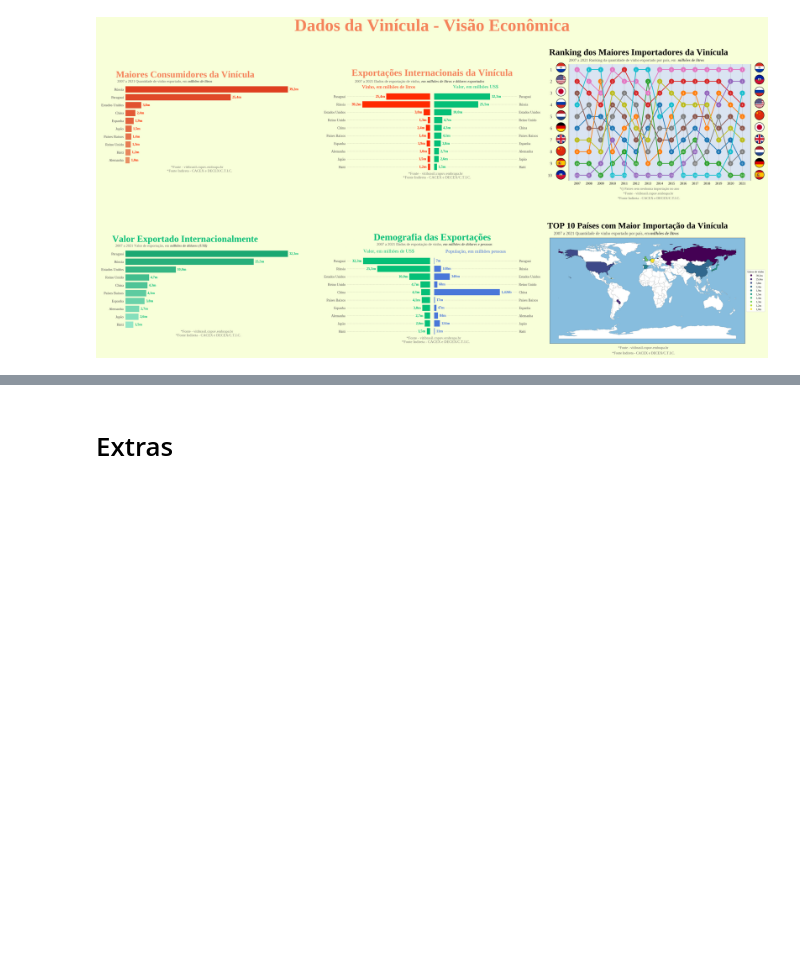
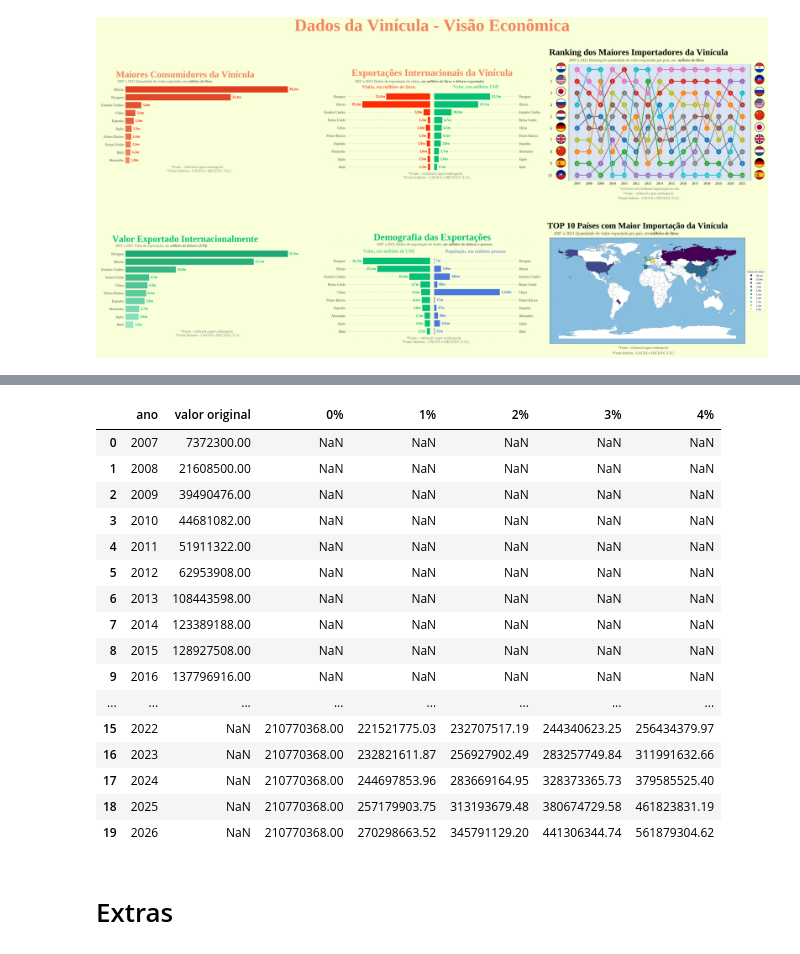
Before and after one commit to GabrielPCO/tech_challenge, a Jupyter notebook: Tech_Challenge.ipynb, the cells around one changed output, grey strips where cells are left out. Saved outputs shown, nothing was run; the diff lists cells and outputs as text; code cells hidden in the pictures; blank space fills up the shorter version.

```diff
--- a/Tech_Challenge.ipynb
+++ b/Tech_Challenge.ipynb
@@ -1443,0 +1489,4 @@ plt.show()
+# %%
+# DataFrame de soma de valores em us por ano
+exportacoes_prospeccao_futura_valor = exportacoes_prospeccao_futura_valor.to_frame()
+exportacoes_prospeccao_futura_valor
@@ -1443,0 +1533,4 @@ plt.show()
+# %%
+# Criando DataFrame com valor cumulativo dos últimos 15 anos
+valor_futuro = exportacoes_prospeccao_futura_valor.cumsum()
+valor_futuro
@@ -1443,0 +1555,7 @@ plt.show()
+# %%
+# Adicionando mais 5 anos futuros para o DataFrame. Adicionando como valores nulos.
+anos_futuros = pd.DataFrame({"valor_em_us": [np.nan, np.nan, np.nan, np.nan, np.nan]
+                            }, index=["2022","2023","2024","2025","2026"])
+
+valor_futuro = pd.concat([valor_futuro, anos_futuros], ignore_index=False)
+valor_futuro
@@ -1444,3 +1580,79 @@ plt.show()
+# %%
+# Função que cria os valores futuros para novas coluna do DataFrame "valores_futuros" dependendo da taxa de crescimento escolhida
+# Formula: VF=VP(1+i)n
+# VF: Valor Futuro
+# VP: Valor Presente
+# n: período
+# i: taxa
+def calc_valor_futuro(df, taxa_de_crescimento):
+    global valor_futuro
+    lista_valores = []
+    periodo = 5
+    ultimo_valor = valor_futuro.iloc[-6]['valor_em_us']
+    for i, row in enumerate(valor_futuro['valor_em_us']):
+        if i < 14:
+            lista_valores.append(np.nan)
+        elif i < 15:
+            lista_valores.append(row)
+        else:
+            ultimo_valor = ultimo_valor*((1+taxa_de_crescimento)**periodo)
+            lista_valores.append(ultimo_valor)
+
+    match df:
+        case 1:
+            valor_futuro = valor_futuro.assign(taxa_0_por_cento=lista_valores)
+        case 2:
+            valor_futuro = valor_futuro.assign(taxa_1_por_cento=lista_valores)
+        case 3:
+            valor_futuro = valor_futuro.assign(taxa_2_por_cento=lista_valores)
+        case 4:
+            valor_futuro = valor_futuro.assign(taxa_3_por_cento=lista_valores)
+        case 5:
+            valor_futuro = valor_futuro.assign(taxa_4_por_cento=lista_valores)
+        case _:
+            pass
+
+# Chamando a função calc_valor_futuro para diferentes valores
+calc_valor_futuro(1,0.0)
+calc_valor_futuro(2,0.01)
+calc_valor_futuro(3,0.02)
+calc_valor_futuro(4,0.03)
+calc_valor_futuro(5,0.04)
+
+valor_futuro = valor_futuro.reset_index()
+
+valor_futuro = valor_futuro.rename(columns={"index": "ano",
+                                            "valor_em_us" : "valor original",
+                                            "taxa_0_por_cento": "0%",
+                                            "taxa_1_por_cento" : "1%",
+                                            "taxa_2_por_cento" : "2%",
+                                            "taxa_3_por_cento" : "3%",
+                                            "taxa_4_por_cento" : "4%"
+                                            })
+
+# Salvando o DataFrame
+valor_futuro.to_csv('Assets/DataFrames/valor_futuro.csv')
+
+# Mostrando o DataFrame
+valor_futuro
+# %% [output]
+|  | ano | valor original | 0% | 1% | 2% | 3% | 4% |
+| 0 | 2007 | 7372300.00 | NaN | NaN | NaN | NaN | NaN |
+| 1 | 2008 | 21608500.00 | NaN | NaN | NaN | NaN | NaN |
+| 2 | 2009 | 39490476.00 | NaN | NaN | NaN | NaN | NaN |
+| 3 | 2010 | 44681082.00 | NaN | NaN | NaN | NaN | NaN |
+| 4 | 2011 | 51911322.00 | NaN | NaN | NaN | NaN | NaN |
+| 5 | 2012 | 62953908.00 | NaN | NaN | NaN | NaN | NaN |
+| 6 | 2013 | 108443598.00 | NaN | NaN | NaN | NaN | NaN |
+| 7 | 2014 | 123389188.00 | NaN | NaN | NaN | NaN | NaN |
+| 8 | 2015 | 128927508.00 | NaN | NaN | NaN | NaN | NaN |
+| 9 | 2016 | 137796916.00 | NaN | NaN | NaN | NaN | NaN |
+| ... | ... | ... | ... | ... | ... | ... | ... |
+| 15 | 2022 | NaN | 210770368.00 | 221521775.03 | 232707517.19 | 244340623.25 | 256434379.97 |
+| 16 | 2023 | NaN | 210770368.00 | 232821611.87 | 256927902.49 | 283257749.84 | 311991632.66 |
+| 17 | 2024 | NaN | 210770368.00 | 244697853.96 | 283669164.95 | 328373365.73 | 379585525.40 |
+| 18 | 2025 | NaN | 210770368.00 | 257179903.75 | 313193679.48 | 380674729.58 | 461823831.19 |
+| 19 | 2026 | NaN | 210770368.00 | 270298663.52 | 345791129.20 | 441306344.74 | 561879304.62 |
 # %% [markdown]
 # Extras
 # %% [markdown]
```
Also changed, not shown: parts of 34 cells of this notebook, 2 other files.
